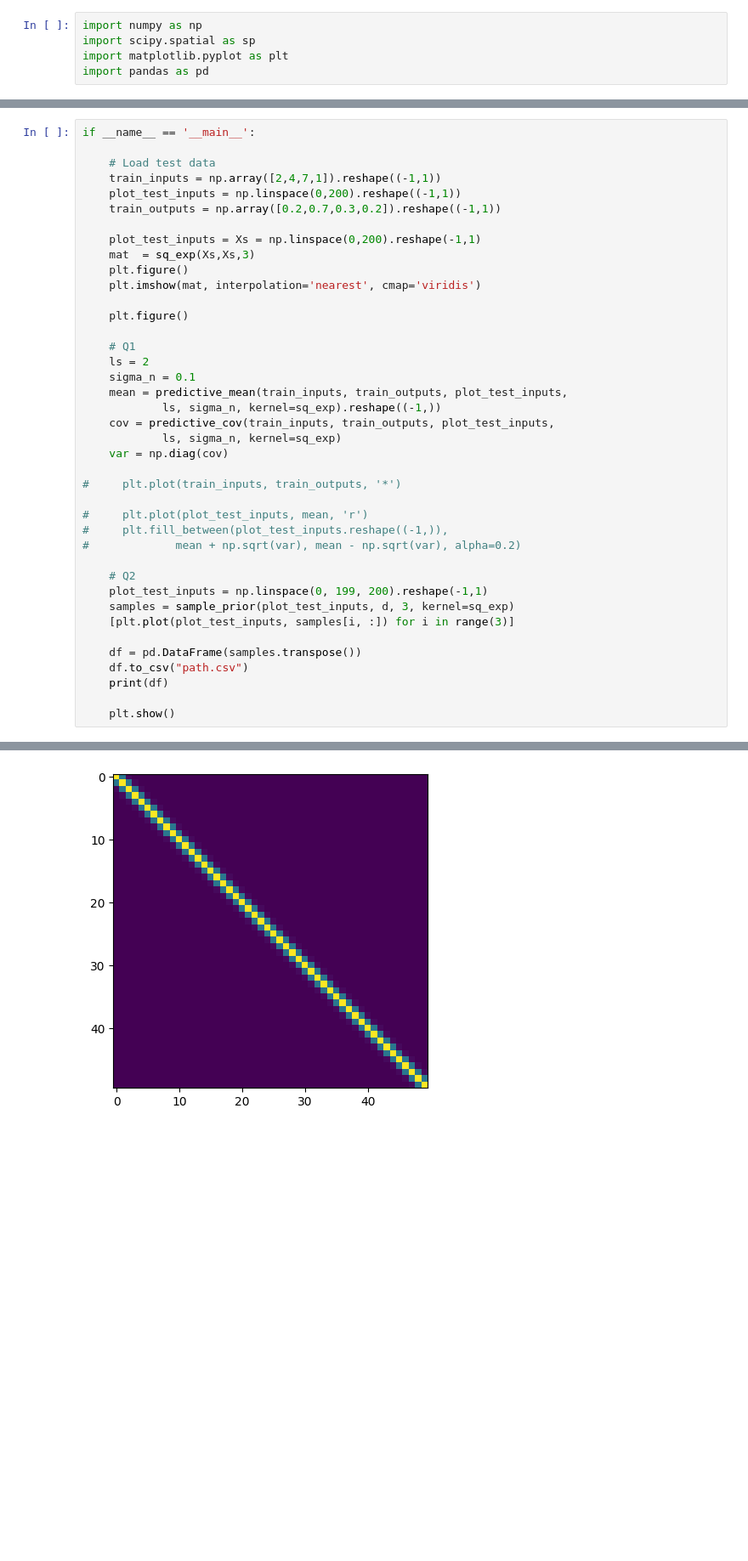
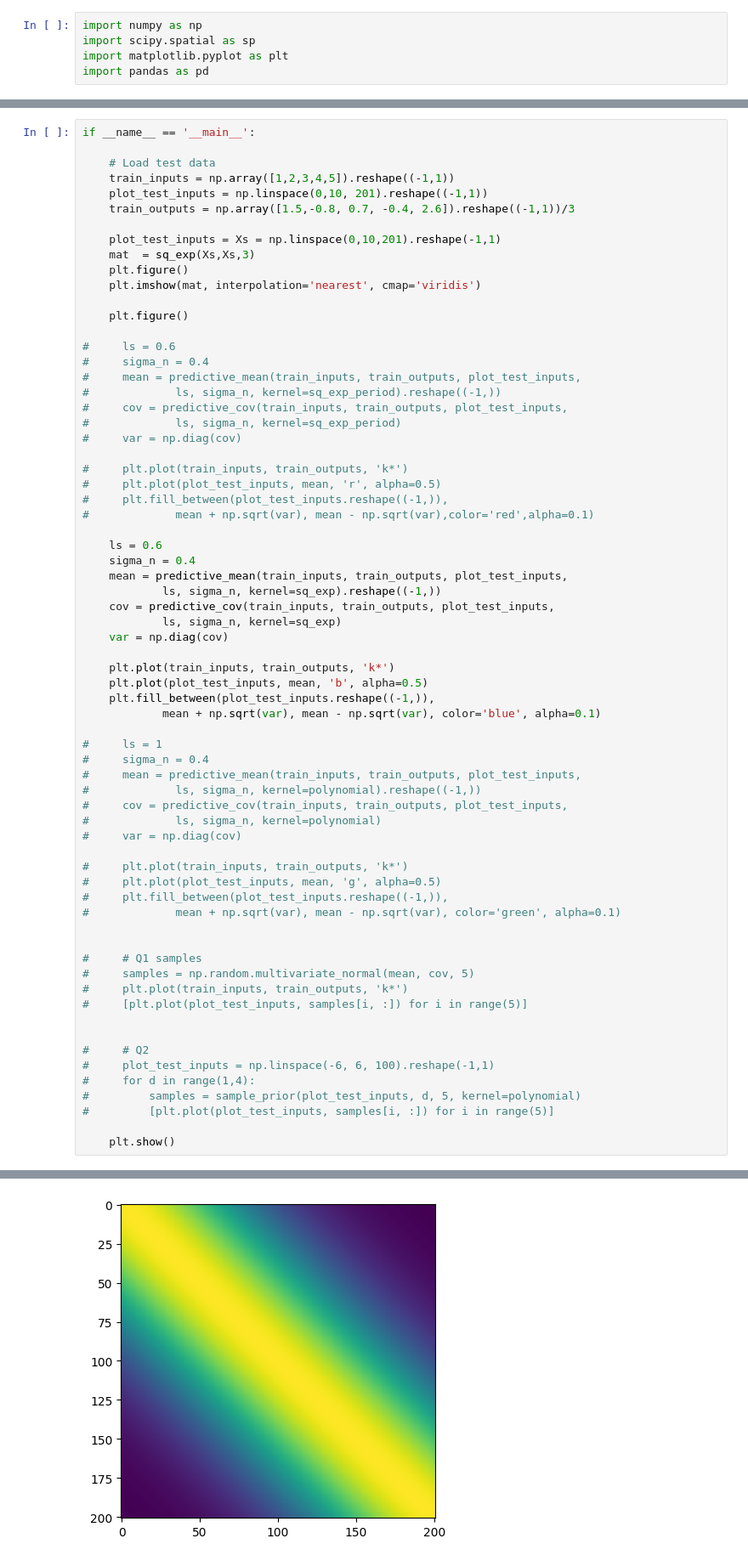
Before and after one commit to Codesflow-Simon/range-only, a Jupyter notebook: data/GP.ipynb, the cells around one changed output, grey strips where cells are left out. Shown: that part at 85% size. Saved outputs shown, nothing was run; the diff lists cells and outputs as text; blank space fills up the shorter version.

```diff
--- a/data/GP.ipynb
+++ b/data/GP.ipynb
@@ -82,40 +99,68 @@ def predictive_cov(X, y, X_star, length_scale, sigma,kernel=sq_exp):
 if __name__ == '__main__':
 
     # Load test data
-    train_inputs = np.array([2,4,7,1]).reshape((-1,1))
-    plot_test_inputs = np.linspace(0,200).reshape((-1,1))
-    train_outputs = np.array([0.2,0.7,0.3,0.2]).reshape((-1,1))
+    train_inputs = np.array([1,2,3,4,5]).reshape((-1,1))
+    plot_test_inputs = np.linspace(0,10, 201).reshape((-1,1))
+    train_outputs = np.array([1.5,-0.8, 0.7, -0.4, 2.6]).reshape((-1,1))/3
 
-    plot_test_inputs = Xs = np.linspace(0,200).reshape(-1,1)
+    plot_test_inputs = Xs = np.linspace(0,10,201).reshape(-1,1)
     mat  = sq_exp(Xs,Xs,3)
     plt.figure()
     plt.imshow(mat, interpolation='nearest', cmap='viridis')
 
     plt.figure()
 
-    # Q1
-    ls = 2
-    sigma_n = 0.1
+#     ls = 0.6
+#     sigma_n = 0.4
+#     mean = predictive_mean(train_inputs, train_outputs, plot_test_inputs,
+#             ls, sigma_n, kernel=sq_exp_period).reshape((-1,))
+#     cov = predictive_cov(train_inputs, train_outputs, plot_test_inputs,
+#             ls, sigma_n, kernel=sq_exp_period)
+#     var = np.diag(cov)
+
+#     plt.plot(train_inputs, train_outputs, 'k*')
+#     plt.plot(plot_test_inputs, mean, 'r', alpha=0.5)
+#     plt.fill_between(plot_test_inputs.reshape((-1,)),
+#             mean + np.sqrt(var), mean - np.sqrt(var),color='red',alpha=0.1)
+
+    ls = 0.6
+    sigma_n = 0.4
     mean = predictive_mean(train_inputs, train_outputs, plot_test_inputs,
             ls, sigma_n, kernel=sq_exp).reshape((-1,))
     cov = predictive_cov(train_inputs, train_outputs, plot_test_inputs,
             ls, sigma_n, kernel=sq_exp)
     var = np.diag(cov)
 
-#     plt.plot(train_inputs, train_outputs, '*')
+    plt.plot(train_inputs, train_outputs, 'k*')
+    plt.plot(plot_test_inputs, mean, 'b', alpha=0.5)
+    plt.fill_between(plot_test_inputs.reshape((-1,)),
+            mean + np.sqrt(var), mean - np.sqrt(var), color='blue', alpha=0.1)
 
-#     plt.plot(plot_test_inputs, mean, 'r')
+#     ls = 1
+#     sigma_n = 0.4
+#     mean = predictive_mean(train_inputs, train_outputs, plot_test_inputs,
+#             ls, sigma_n, kernel=polynomial).reshape((-1,))
+#     cov = predictive_cov(train_inputs, train_outputs, plot_test_inputs,
+#             ls, sigma_n, kernel=polynomial)
+#     var = np.diag(cov)
+
+#     plt.plot(train_inputs, train_outputs, 'k*')
+#     plt.plot(plot_test_inputs, mean, 'g', alpha=0.5)
 #     plt.fill_between(plot_test_inputs.reshape((-1,)),
-#             mean + np.sqrt(var), mean - np.sqrt(var), alpha=0.2)
+#             mean + np.sqrt(var), mean - np.sqrt(var), color='green', alpha=0.1)
 
-    # Q2
-    plot_test_inputs = np.linspace(0, 199, 200).reshape(-1,1)
-    samples = sample_prior(plot_test_inputs, d, 3, kernel=sq_exp)
-    [plt.plot(plot_test_inputs, samples[i, :]) for i in range(3)]
 
-    df = pd.DataFrame(samples.transpose())
-    df.to_csv("path.csv")
-    print(df)
+#     # Q1 samples
+#     samples = np.random.multivariate_normal(mean, cov, 5)
+#     plt.plot(train_inputs, train_outputs, 'k*')
+#     [plt.plot(plot_test_inputs, samples[i, :]) for i in range(5)]
+
+
+#     # Q2
+#     plot_test_inputs = np.linspace(-6, 6, 100).reshape(-1,1)
+#     for d in range(1,4):
+#         samples = sample_prior(plot_test_inputs, d, 5, kernel=polynomial)
+#         [plt.plot(plot_test_inputs, samples[i, :]) for i in range(5)]
 
     plt.show()
 # %% [output]
@@ -136 +167 @@ if __name__ == '__main__':
-[figure, old version]
+[figure, new version]
```
Also changed, not shown: parts of 2 cells of this notebook, 30 other files.
